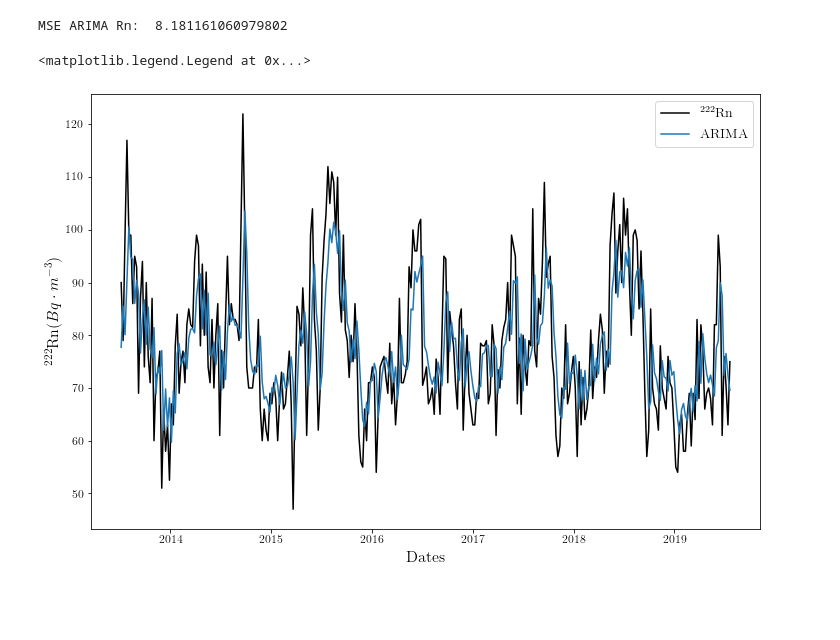
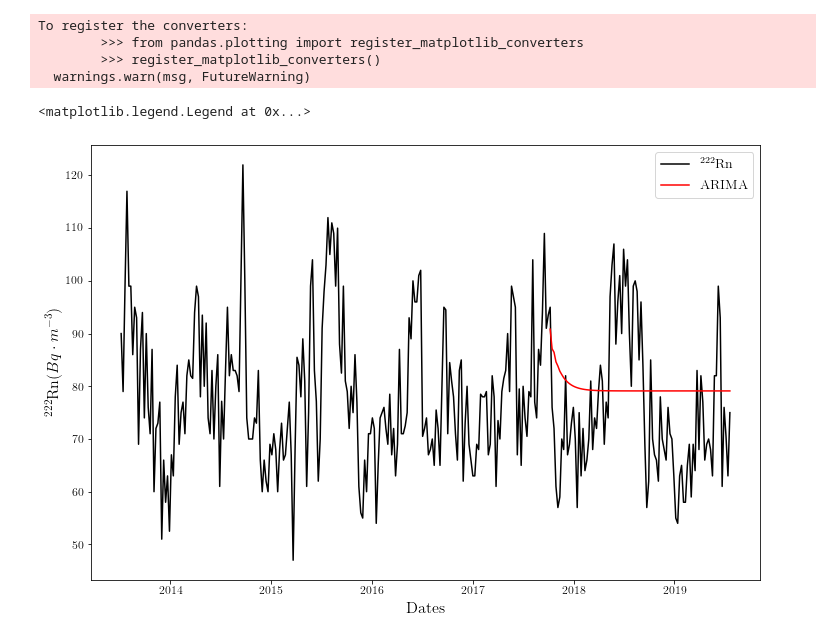
Before and after one commit to TsspGit/Rn_Time_Series, a Jupyter notebook: Signal_Analysis/ARIMA-Rn.ipynb, the cells around one changed output. Drawn from its saved outputs; the diff is of its cells as text; code cells hidden in the pictures; blank space fills up the shorter version.

Commit message:
Forecast 011019

```diff
--- a/Signal_Analysis/ARIMA-Rn.ipynb
+++ b/Signal_Analysis/ARIMA-Rn.ipynb
@@ -17,16 +15,25 @@ DF = pd.DataFrame({'Rn': mdnRnA, 'dates': dates})
+# %%
+DF = pd.DataFrame({'Rn': mdnRnA, 'dates': dates})
+test_size = int(0.3*len(mdnRnA))
+trainX, testX = DF['Rn'].values[:-test_size], DF['Rn'].values[-test_size:]
+traindates, testdates = DF['dates'].values[:-test_size], DF['dates'].values[-test_size:]
 # %%
-model = ARIMA(endog=DF['Rn'], order=(2, 0, 2), dates=DF['dates'], freq='W')
+model = ARIMA(endog=trainX, order=(4, 0, 2), dates=traindates, freq='W')
 results = model.fit()
-print('MSE ARIMA {}: '.format('Rn'), mean_absolute_error(DF['Rn'].values, results.fittedvalues))
+#print('MSE ARIMA {}: '.format('Rn'), mean_absolute_error(DF['Rn'].values, results.fittedvalues))
-# %% [output]
-MSE ARIMA Rn:  8.181161060979802
+# %%
+pred = results.forecast(test_size)
 # %%
 plt.figure(figsize=(12, 8))
 plt.plot(DF['dates'].values, DF['Rn'], 'k')
-plt.plot(DF['dates'], results.fittedvalues, '-')
+plt.plot(testdates, pred[0], 'r')
 plt.ylabel('$^{222}$Rn($Bq \cdot m^{-3}$)', fontsize=16)
 plt.xlabel('Dates', fontsize=16)
 plt.legend(['$^{222}$Rn', 'ARIMA'], fontsize=14)
 # %% [output]
-<matplotlib.legend.Legend at 0x...>
+To register the converters:
+        >>> from pandas.plotting import register_matplotlib_converters
+        >>> register_matplotlib_converters()
+  warnings.warn(msg, FutureWarning)
+<matplotlib.legend.Legend at 0x...>
-[figure, old version]
+[figure, new version]
```
Also changed, not shown: parts of 1 cell of this notebook, 11 other files.
